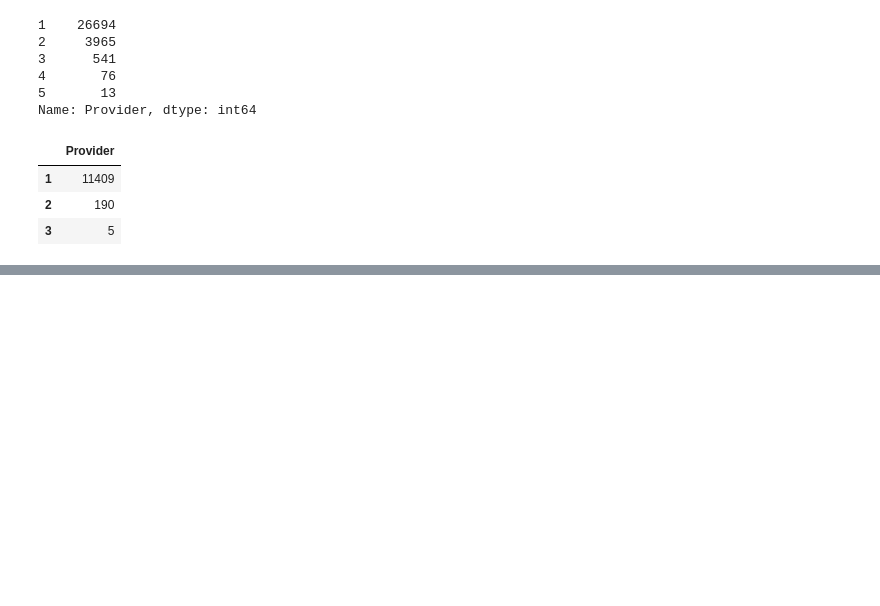
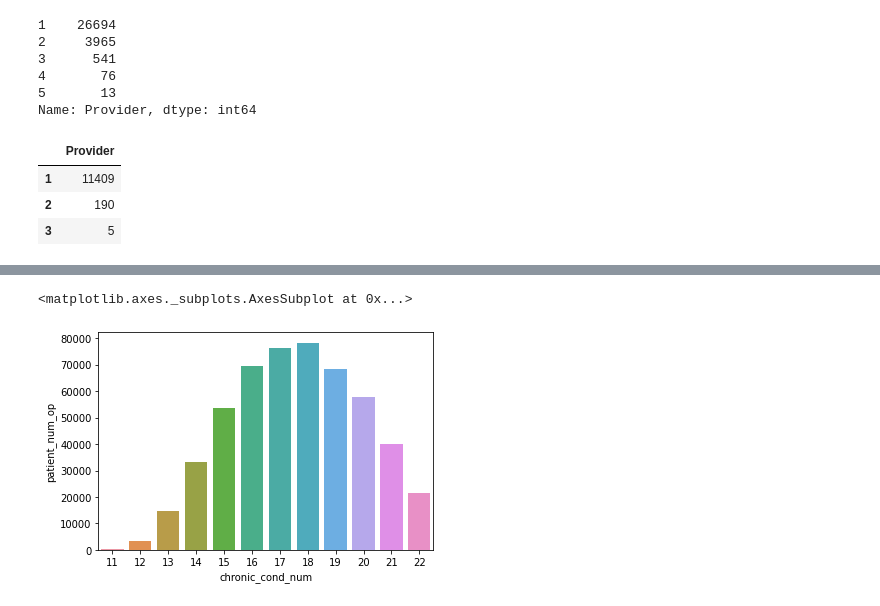
Before and after one commit to microwolf/capstone_healthcare_fraud, a Jupyter notebook: contributors/lu/scripts/EDA1.ipynb, the cells around one changed output, grey strips where cells are left out. Drawn from its saved outputs; the diff is of its cells as text; code cells hidden in the pictures; blank space fills up the shorter version.

```diff
--- a/contributors/lu/scripts/EDA1.ipynb
+++ b/contributors/lu/scripts/EDA1.ipynb
@@ -167,0 +208,2 @@ Name: Provider, dtype: int64
+# %%
+bene[bene.columns[bene.columns.str.contains(pat = 'ChronicCond')]] = bene[bene.columns[bene.columns.str.contains(pat = 'ChronicCond')]].apply(lambda x: x - 1)
@@ -175,0 +310,5 @@ outpt_bene_cond = outpt_bene[outpt_bene.columns[outpt_bene.columns.str.contains(
+# %%
+sns.barplot(x = 'chronic_cond_num', y = 'patient_num_op', data = bene_cond_counts)
+# %% [output]
+<matplotlib.axes._subplots.AxesSubplot at 0x...>
+[figure, added]
```
Also changed, not shown: parts of 22 cells of this notebook, 14 other files.
